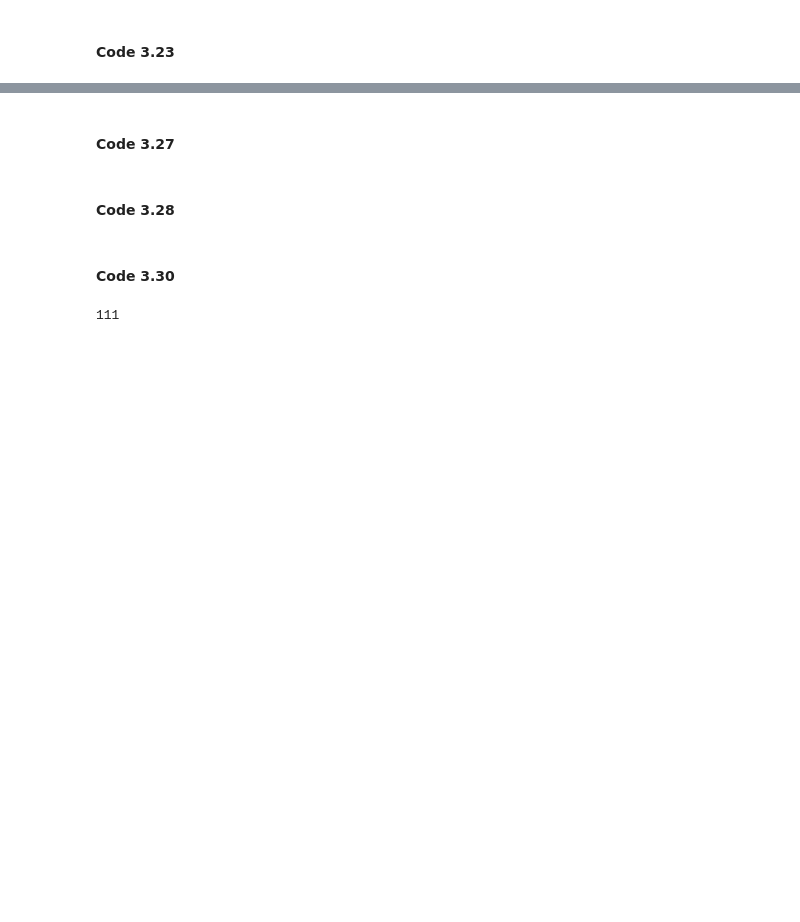
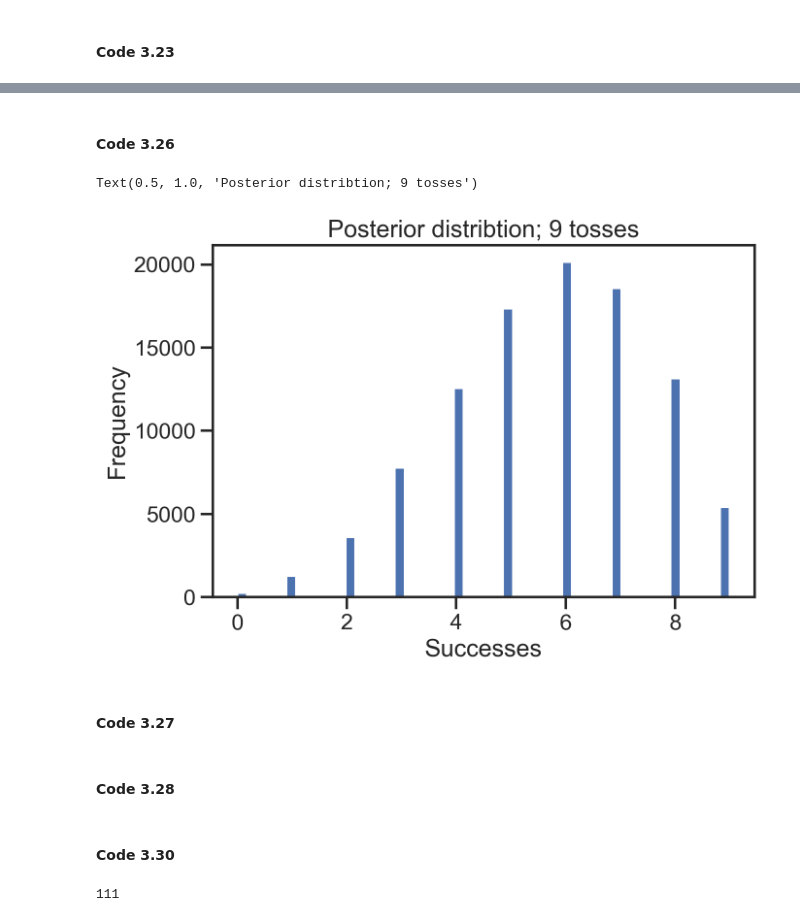
Before and after one commit to josesho/resources, a Jupyter notebook: Rethinking_2/Chp_03.ipynb, the cells around one changed output, grey strips where cells are left out. Cells and saved outputs as stored; diff of their text form; code cells hidden in the pictures; blank space fills up the shorter version.

```diff
--- a/Rethinking_2/Chp_03.ipynb
+++ b/Rethinking_2/Chp_03.ipynb
@@ -227,3 +260,20 @@ plt.ylabel("Frequency");
+# %% [markdown]
+#### Code 3.26
+# %%
+# Calculate the sampled distributions for each parameter value in 'samples'.
+# the kwarg `p` can be a vector or a single value.
+dummy_w = stats.binom.rvs(n=9, p=samples)
+
+plt.hist(dummy_w,
+         bins=50,
+#          bins=range(0, 10)
+        )
+plt.xlabel("Successes")
+plt.ylabel("Frequency")
+plt.title(f"Posterior distribtion; {TOSSES} tosses")
+# %% [output]
+Text(0.5, 1.0, 'Posterior distribtion; 9 tosses')
+[figure, added]
 # %% [markdown]
 #### Code 3.27
 # %%
```
Also changed, not shown: parts of 12 cells of this notebook.
